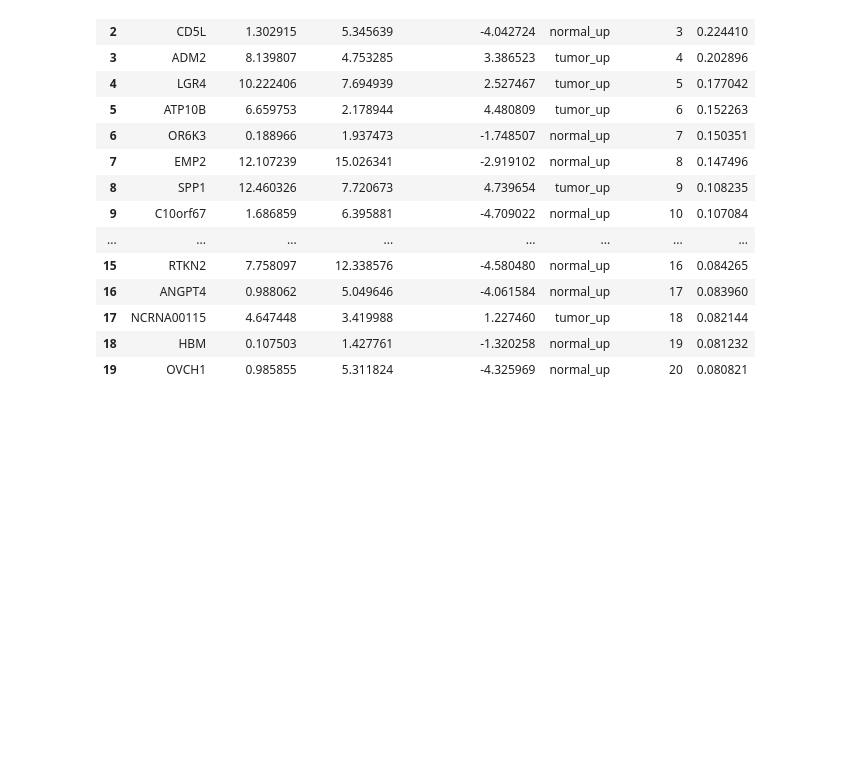
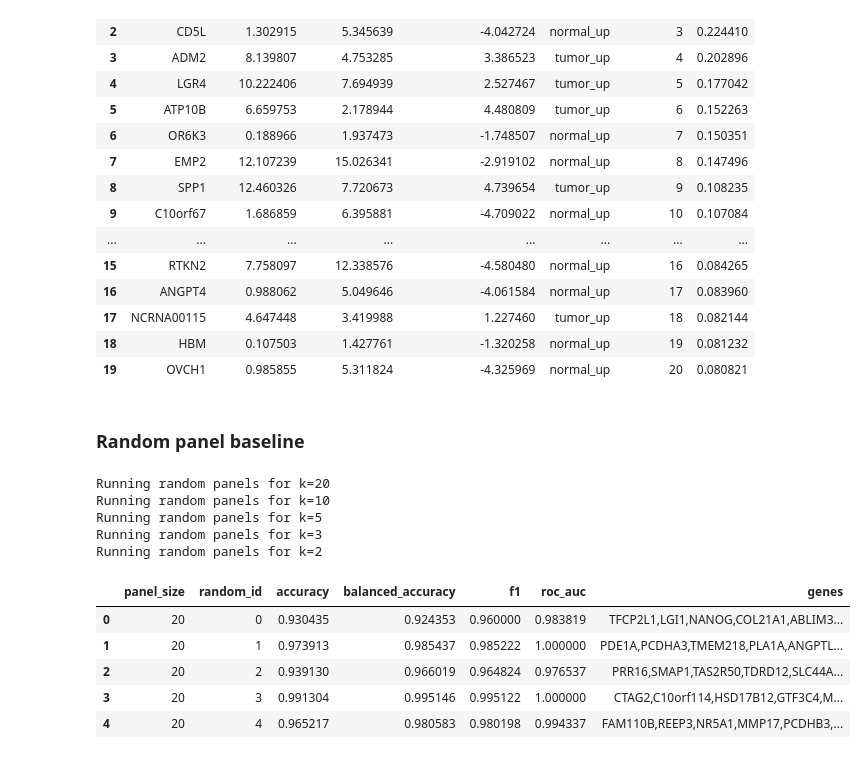
Before and after one commit to aditya-git16/cancer-lab, a Jupyter notebook: notebooks/05_unconstrained_panel_selection.ipynb, the cells around one changed output. Cells and saved outputs as stored; diff of their text form; code cells hidden in the pictures; blank space fills up the shorter version.

Commit message:
compare against random panel baseline

```diff
--- a/notebooks/05_unconstrained_panel_selection.ipynb
+++ b/notebooks/05_unconstrained_panel_selection.ipynb
@@ -324,3 +324,52 @@ bulk_audit.to_csv(
     "../data/processed/unconstrained_panel_bulk_audit.csv",
     index=False,
 )
+# %% [markdown]
+### Random panel baseline
+# %%
+from sklearn.utils import check_random_state
+
+def evaluate_random_panels(panel_size, n_random=200, random_state=42):
+    rng = check_random_state(random_state)
+    all_genes = np.array(X.columns)
+
+    rows = []
+
+    for i in range(n_random):
+        random_genes = rng.choice(all_genes, size=panel_size, replace=False).tolist()
+        metrics = evaluate_panel(random_genes)
+
+        rows.append({
+            "panel_size": panel_size,
+            "random_id": i,
+            "accuracy": metrics["accuracy"],
+            "balanced_accuracy": metrics["balanced_accuracy"],
+            "f1": metrics["f1"],
+            "roc_auc": metrics["roc_auc"],
+            "genes": ",".join(random_genes),
+        })
+
+    return pd.DataFrame(rows)
+# %%
+random_results = []
+
+for k in [20, 10, 5, 3, 2]:
+    print(f"Running random panels for k={k}")
+    df_k = evaluate_random_panels(k, n_random=200, random_state=100 + k)
+    random_results.append(df_k)
+
+random_results_df = pd.concat(random_results, ignore_index=True)
+
+random_results_df.head()
+# %% [output]
+Running random panels for k=20
+Running random panels for k=10
+Running random panels for k=5
+Running random panels for k=3
+Running random panels for k=2
+|  | panel_size | random_id | accuracy | balanced_accuracy | f1 | roc_auc | genes |
+| 0 | 20 | 0 | 0.930435 | 0.924353 | 0.960000 | 0.983819 | TFCP2L1,LGI1,NANOG,COL21A1,ABLIM3... |
+| 1 | 20 | 1 | 0.973913 | 0.985437 | 0.985222 | 1.000000 | PDE1A,PCDHA3,TMEM218,PLA1A,ANGPTL... |
+| 2 | 20 | 2 | 0.939130 | 0.966019 | 0.964824 | 0.976537 | PRR16,SMAP1,TAS2R50,TDRD12,SLC44A... |
+| 3 | 20 | 3 | 0.991304 | 0.995146 | 0.995122 | 1.000000 | CTAG2,C10orf114,HSD17B12,GTF3C4,M... |
+| 4 | 20 | 4 | 0.965217 | 0.980583 | 0.980198 | 0.994337 | FAM110B,REEP3,NR5A1,MMP17,PCDHB3,... |
```
Also changed, not shown: parts of 3 cells of this notebook.
